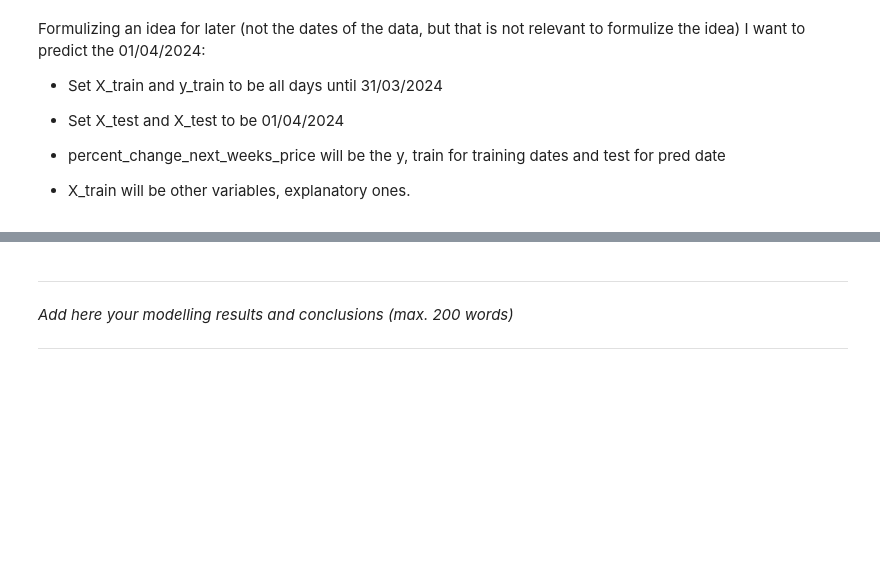
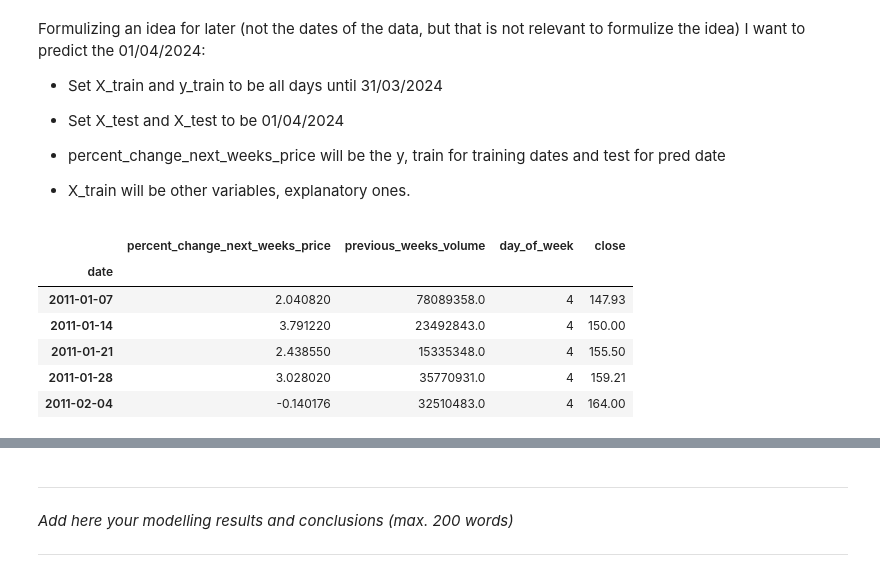
Before and after one commit to CarolinaRuivo/dowjones-index, a Jupyter notebook: template.ipynb, the cells around one changed output, grey strips where cells are left out. Cells and saved outputs as stored; diff of their text form; code cells hidden in the pictures; blank space fills up the shorter version.

```diff
--- a/template.ipynb
+++ b/template.ipynb
@@ -1973,3 +1974,25 @@ I want to predict the 01/04/2024:
 
  - percent_change_next_weeks_price will be the y, train for training dates and test for pred date
  - X_train will be other variables, explanatory ones.
+# %%
+stock_data = df[df['stock'] == 'IBM'].copy()
+
+# Set the 'date' column as the index
+stock_data.set_index('date', inplace=True)
+
+# Set ts data as a univariate ts
+ts_data = stock_data[['percent_change_next_weeks_price',
+                    'previous_weeks_volume',
+                    'day_of_week',
+                    'close'
+                    ]]
+
+ts_data.head()
+# %% [output]
+|  | percent_change_next_weeks_price | previous_weeks_volume | day_of_week | close |
+| date |  |  |  |  |
+| 2011-01-07 | 2.040820 | 78089358.0 | 4 | 147.93 |
+| 2011-01-14 | 3.791220 | 23492843.0 | 4 | 150.00 |
+| 2011-01-21 | 2.438550 | 15335348.0 | 4 | 155.50 |
+| 2011-01-28 | 3.028020 | 35770931.0 | 4 | 159.21 |
+| 2011-02-04 | -0.140176 | 32510483.0 | 4 | 164.00 |
```
Also changed, not shown: parts of 17 cells of this notebook.
